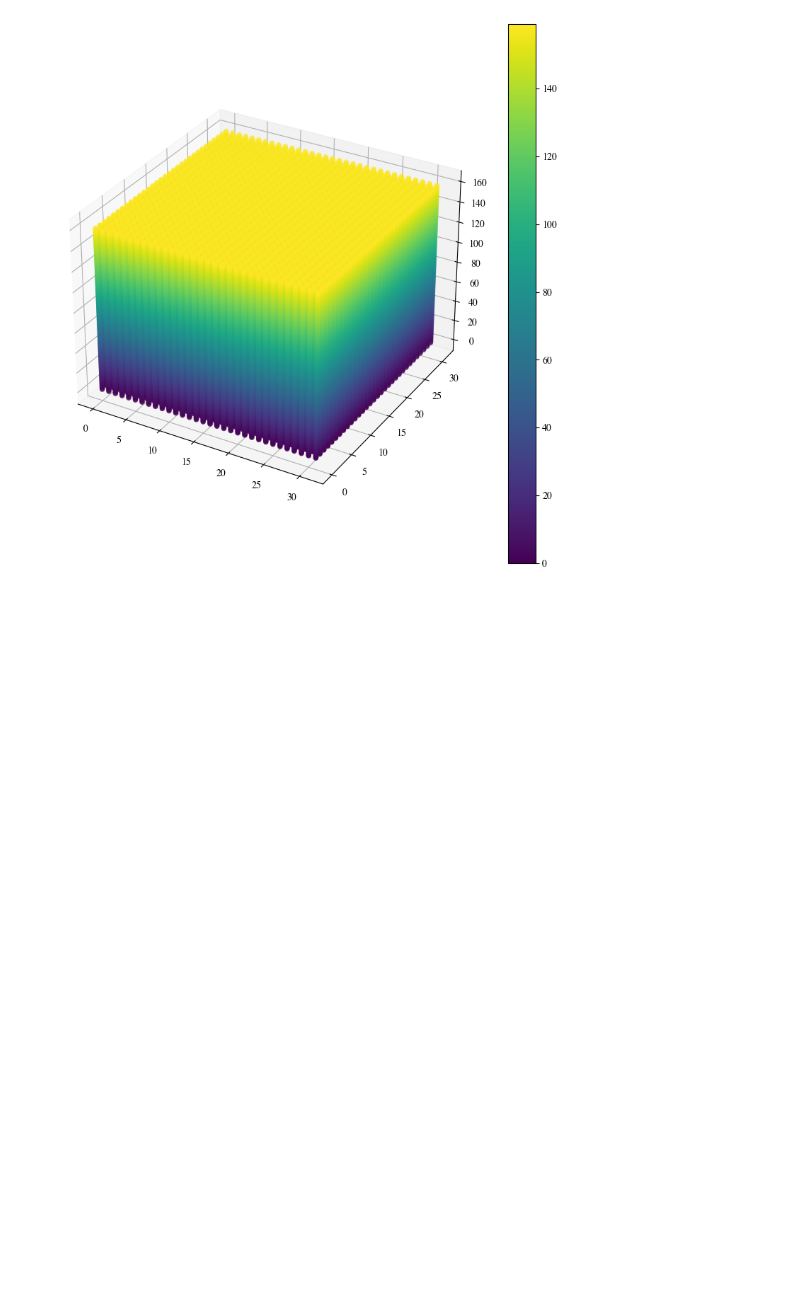
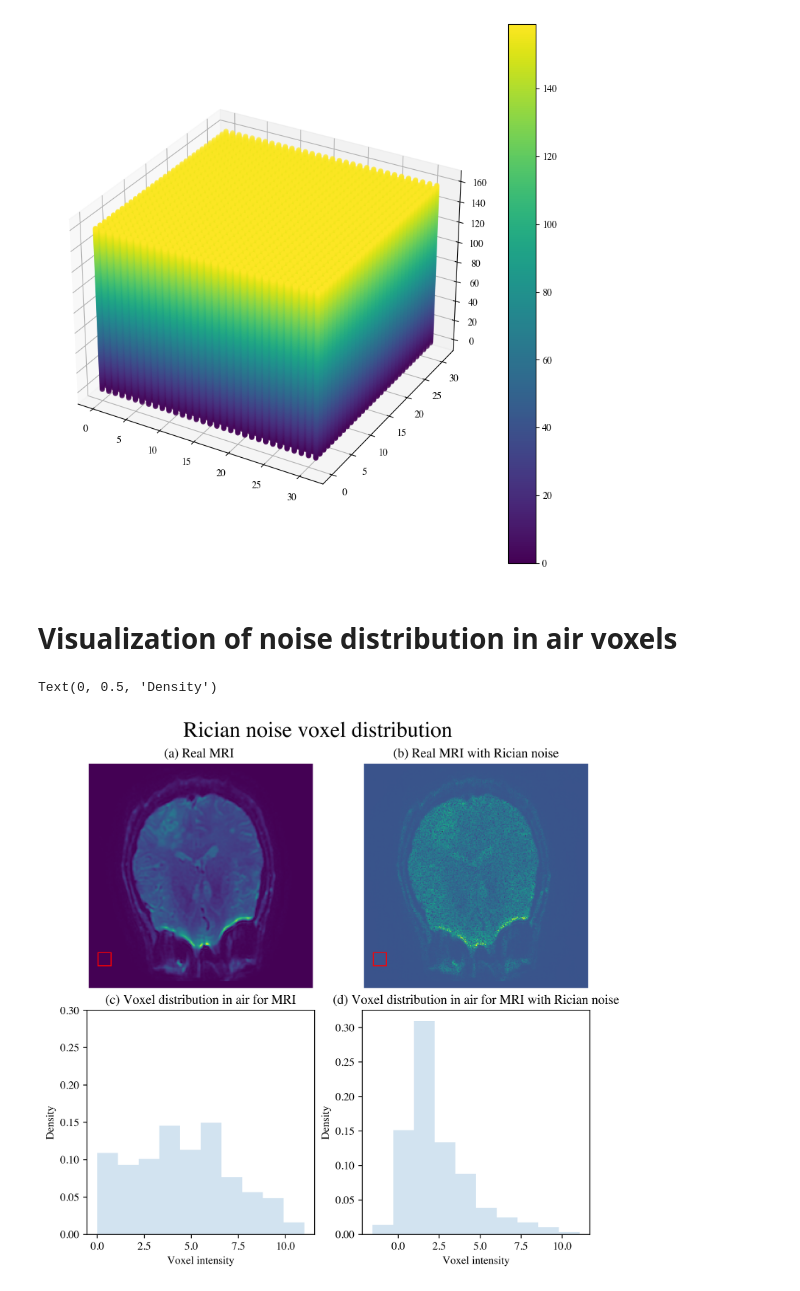
Before and after one commit to theavage/Master-project, a Jupyter notebook: simulate_data.ipynb, the cells around one changed output. Saved outputs shown, nothing was run; the diff lists cells and outputs as text; code cells hidden in the pictures; blank space fills up the shorter version.

```diff
--- a/simulate_data.ipynb
+++ b/simulate_data.ipynb
@@ -162,3 +225,41 @@ fig.colorbar(p,ax=image)
 # %% [output]
 <matplotlib.colorbar.Colorbar at 0x...>
 [figure]
+# %% [markdown]
+# Visualization of noise distribution in air voxels
+# %%
+import dipy
+real_image = dipy.data.fetcher.load_nifti_data(join(acquisition_path_GS55,"GS55_all.nii.gz"))
+noise, noisy_real_img = rician_noise(real_image[:,:,:,0],200,5000)
+
+fig, ax = plt.subplots(2,2,constrained_layout=True,figsize=(7,7))
+fig.suptitle('Rician noise voxel distribution',fontsize=20)
+
+ax=ax.flat
+image = ax[0].imshow(real_image[:, :, 8, 0].T)
+rect = patches.Rectangle((10,215),15,15,linewidth=1,edgecolor='r',facecolor='none')
+ax[0].add_patch(rect)
+ax[0].set_axis_off()
+ax[0].set_title('(a) Real MRI ')
+
+image = ax[1].imshow(noisy_real_img[:, :, 8].T)
+rect = patches.Rectangle((10,215),15,15,linewidth=1,edgecolor='r',facecolor='none')
+ax[1].add_patch(rect)
+ax[1].set_axis_off()
+ax[1].set_title('(b) Real MRI with Rician noise')
+
+
+ax[2].hist(real_image[10:25,225:240,8,0].flatten(), density=True, histtype='stepfilled', alpha=0.2)
+ax[2].set_title('(c) Voxel distribution in air for MRI')
+ax[2].set_ylim([0,0.3])
+ax[2].set_xlabel('Voxel intensity')
+ax[2].set_ylabel('Density')
+
+
+ax[3].hist(noisy_real_img[10:25,225:240,0].flatten(), density=True, histtype='stepfilled', alpha=0.2)
+ax[3].set_title('(d) Voxel distribution in air for MRI with Rician noise')
+ax[3].set_xlabel('Voxel intensity')
+ax[3].set_ylabel('Density')
+# %% [output]
+Text(0, 0.5, 'Density')
+[figure, added]
```
Also changed, not shown: parts of 15 cells of this notebook, 4 other files.
